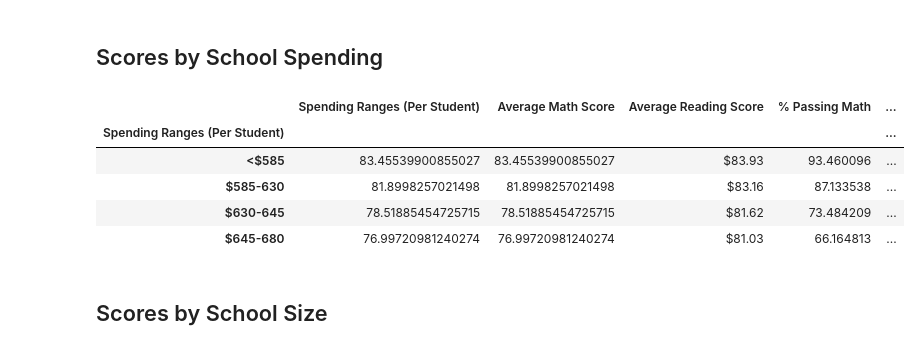
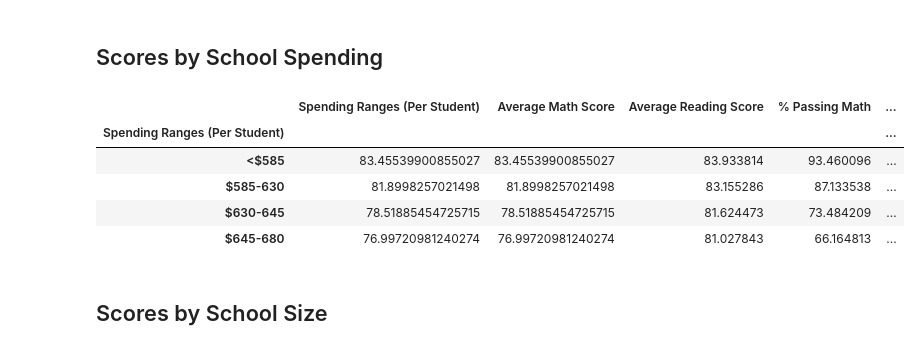
Before and after one commit to kaitlynntnguyen/pandas-challenge, a Jupyter notebook: PyCitySchools/Resources/PyCitySchools_starter-checkpoint.ipynb, the cells around one changed output. Cells and saved outputs as stored; diff of their text form; code cells hidden in the pictures.

```diff
--- a/PyCitySchools/Resources/PyCitySchools_starter-checkpoint.ipynb
+++ b/PyCitySchools/Resources/PyCitySchools_starter-checkpoint.ipynb
@@ -442,30 +442,30 @@ overall_passing_spending = school_spending_df.groupby(["Spending Ranges (Per Stu
 # %%
 # Assemble into DataFrame
 spending_summary = pd.DataFrame({
     "Spending Ranges (Per Student)":spending_math_scores,
     "Average Math Score":spending_math_scores,
     "Average Reading Score":spending_reading_scores,
     "% Passing Math":spending_passing_math,
     "% Passing Reading":spending_passing_reading,
     "% Overall Passing":overall_passing_spending})
 
 spending_summary["Spending Ranges (Per Student)"] = spending_summary["Spending Ranges (Per Student)"].map("{:,}".format)
 spending_summary["Average Math Score"] = spending_summary["Average Math Score"].map("{:,}".format)
-spending_summary["Average Reading Score"] = spending_summary["Average Reading Score"].map("${:,.2f}".format)
+spending_summary["Average Reading Score"] = spending_summary["Average Reading Score"].map("{:,.6f}".format)
 spending_summary["% Passing Math"] = spending_summary["% Passing Math"].map("{:.6f}".format)
 spending_summary["% Passing Reading"] = spending_summary["% Passing Reading"].map("{:.6f}".format)
 spending_summary["% Overall Passing"] = spending_summary["% Overall Passing"].map("{:.6f}".format)
 
 
 # Display results
 spending_summary
 # %% [output]
 |  | Spending Ranges (Per Student) | Average Math Score | Average Reading Score | % Passing Math | ... |
 | Spending Ranges (Per Student) |  |  |  |  | ... |
-| <$585 | 83.45539900855027 | 83.45539900855027 | $83.93 | 93.460096 | ... |
-| $585-630 | 81.8998257021498 | 81.8998257021498 | $83.16 | 87.133538 | ... |
-| $630-645 | 78.51885454725715 | 78.51885454725715 | $81.62 | 73.484209 | ... |
-| $645-680 | 76.99720981240274 | 76.99720981240274 | $81.03 | 66.164813 | ... |
+| <$585 | 83.45539900855027 | 83.45539900855027 | 83.933814 | 93.460096 | ... |
+| $585-630 | 81.8998257021498 | 81.8998257021498 | 83.155286 | 87.133538 | ... |
+| $630-645 | 78.51885454725715 | 78.51885454725715 | 81.624473 | 73.484209 | ... |
+| $645-680 | 76.99720981240274 | 76.99720981240274 | 81.027843 | 66.164813 | ... |
 # %% [markdown]
 ## Scores by School Size
 # %%
```
Also changed, not shown: parts of 2 cells of this notebook, 2 other files.
